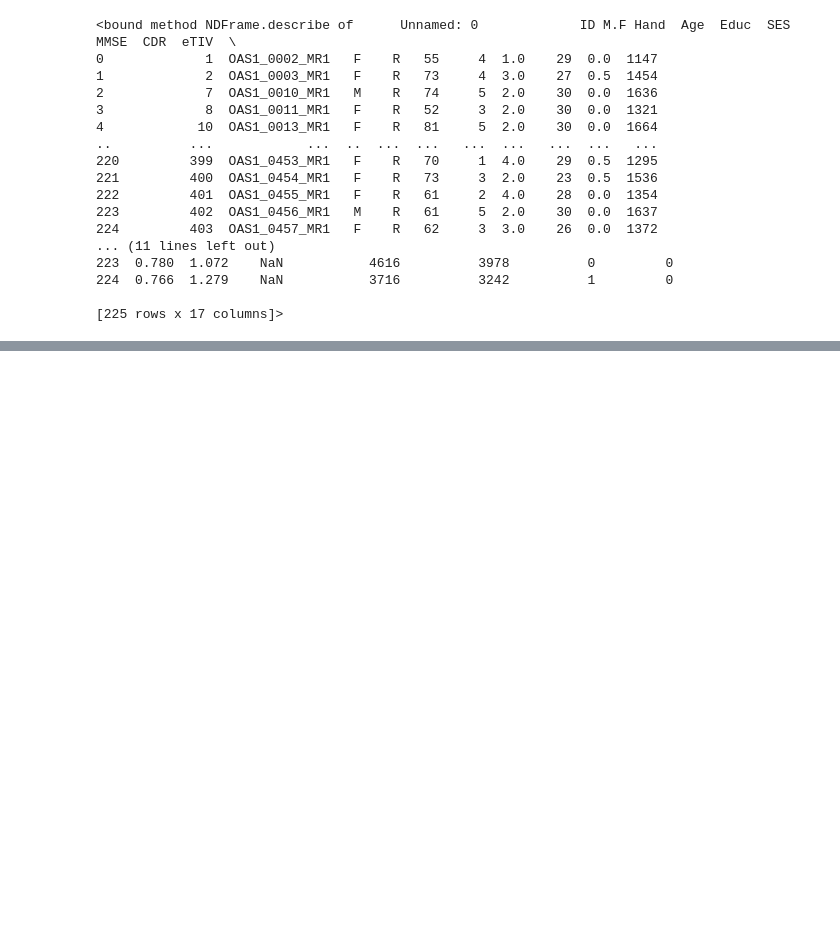
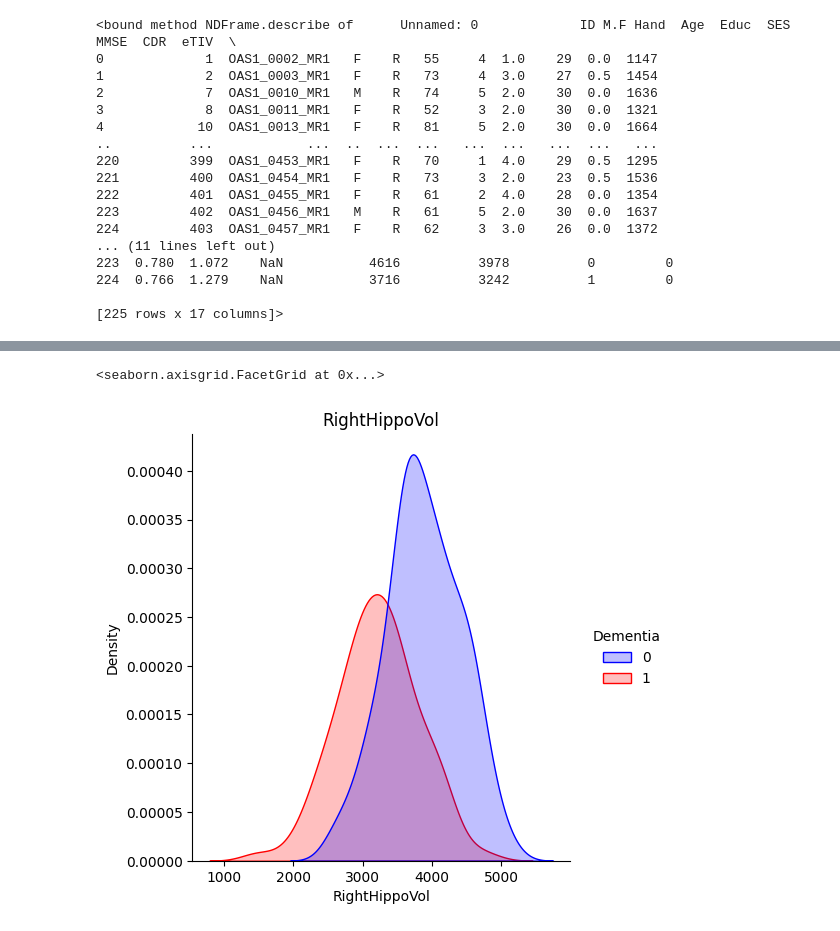
Before and after one commit to Tazering/UVA-CS, a Jupyter notebook: CS-3501_Zhang/tkj9ep_CS3501_PS1.ipynb, the cells around one changed output, grey strips where cells are left out. Drawn from its saved outputs; the diff is of its cells as text; code cells hidden in the pictures; blank space fills up the shorter version.

```diff
--- a/CS-3501_Zhang/tkj9ep_CS3501_PS1.ipynb
+++ b/CS-3501_Zhang/tkj9ep_CS3501_PS1.ipynb
@@ -173,0 +205,6 @@ sns.lmplot(data = hippocampus_data, x = "RightHippoVol", y = "LeftHippoVol",
+# %%
+sns.displot(data = hippocampus_data, x = "RightHippoVol", kind = "kde", hue = "Dementia",
+            fill = True, palette = dementia_palette).set(title = "RightHippoVol")
+# %% [output]
+<seaborn.axisgrid.FacetGrid at 0x...>
+[figure, added]
```
Also changed, not shown: parts of 18 cells of this notebook.
